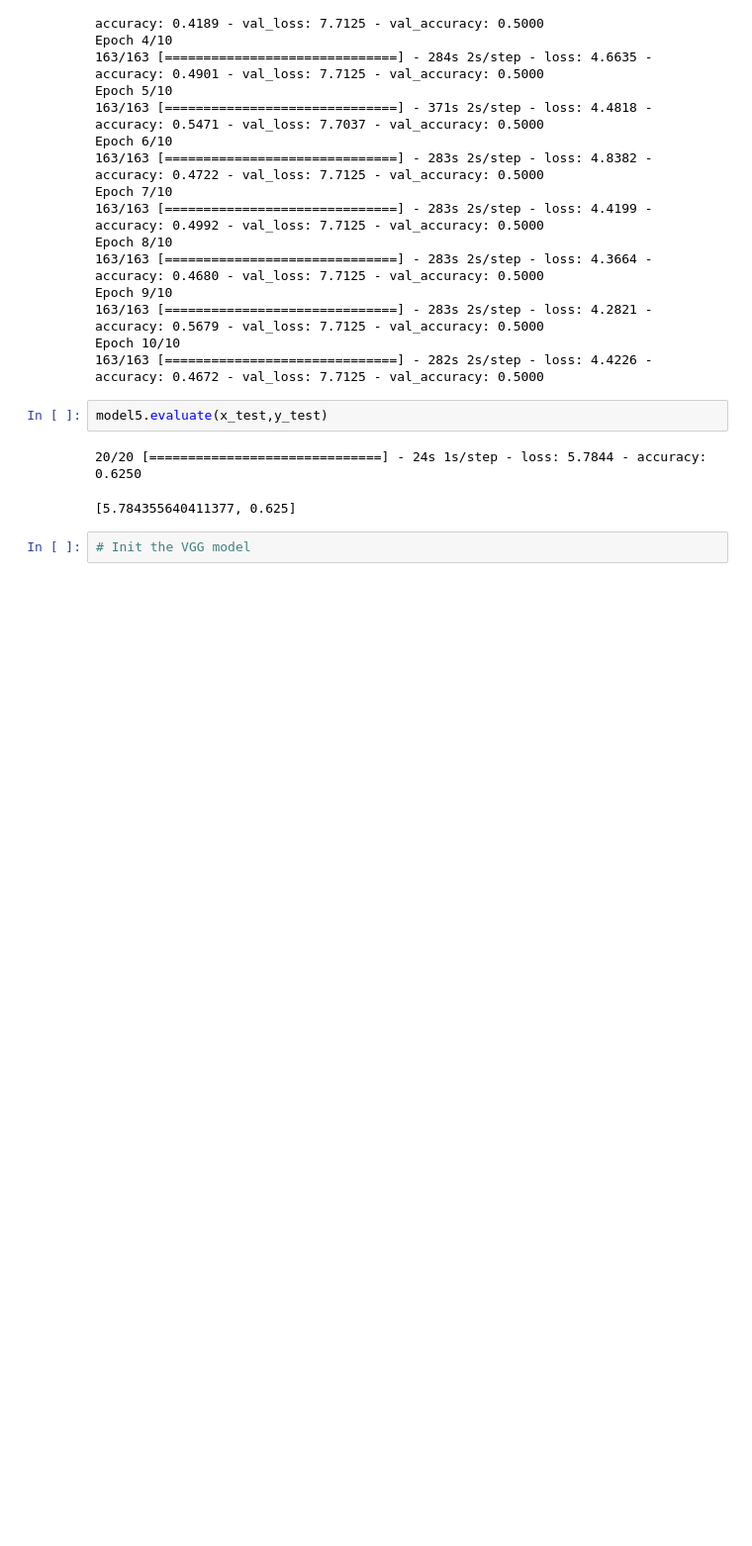
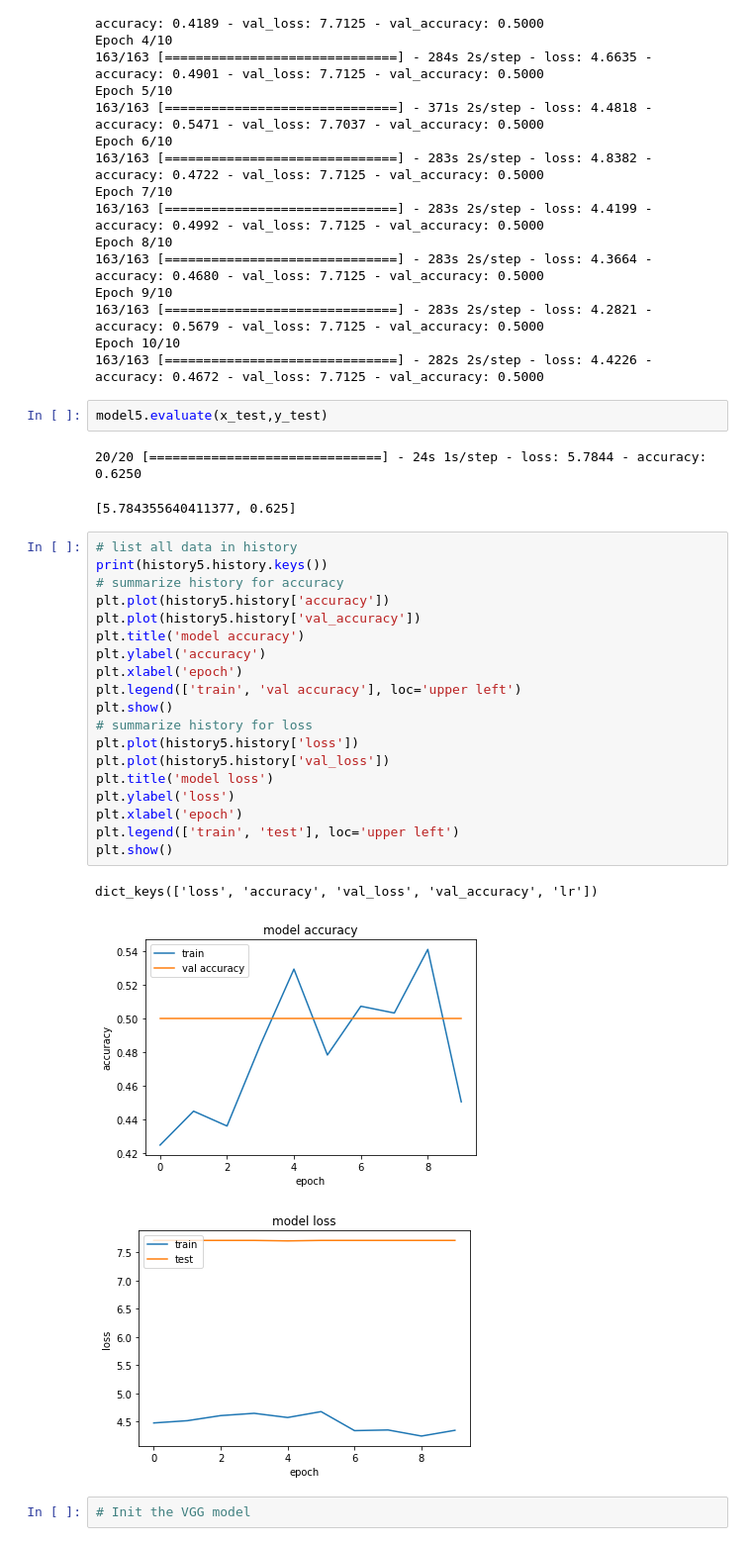
Before and after one commit to AndreaFrancescoMascheroni/ML_exam, a Jupyter notebook: Pneumonia.ipynb, the cells around one changed output. Shown at 99% size. Saved outputs shown, nothing was run; the diff lists cells and outputs as text; blank space fills up the shorter version.

```diff
--- a/Pneumonia.ipynb
+++ b/Pneumonia.ipynb
@@ -608,6 +605,29 @@ model5.evaluate(x_test,y_test)
 # %% [output]
 20/20 [==============================] - 24s 1s/step - loss: 5.7844 - accuracy: 0.6250
 [5.784355640411377, 0.625]
+# %%
+# list all data in history
+print(history5.history.keys())
+# summarize history for accuracy
+plt.plot(history5.history['accuracy'])
+plt.plot(history5.history['val_accuracy'])
+plt.title('model accuracy')
+plt.ylabel('accuracy')
+plt.xlabel('epoch')
+plt.legend(['train', 'val accuracy'], loc='upper left')
+plt.show()
+# summarize history for loss
+plt.plot(history5.history['loss'])
+plt.plot(history5.history['val_loss'])
+plt.title('model loss')
+plt.ylabel('loss')
+plt.xlabel('epoch')
+plt.legend(['train', 'test'], loc='upper left')
+plt.show()
+# %% [output]
+dict_keys(['loss', 'accuracy', 'val_loss', 'val_accuracy', 'lr'])
+[figure, added]
+[figure, added]
 # %%
 # Init the VGG model
 # %%
```
Also changed, not shown: parts of 30 cells of this notebook.
